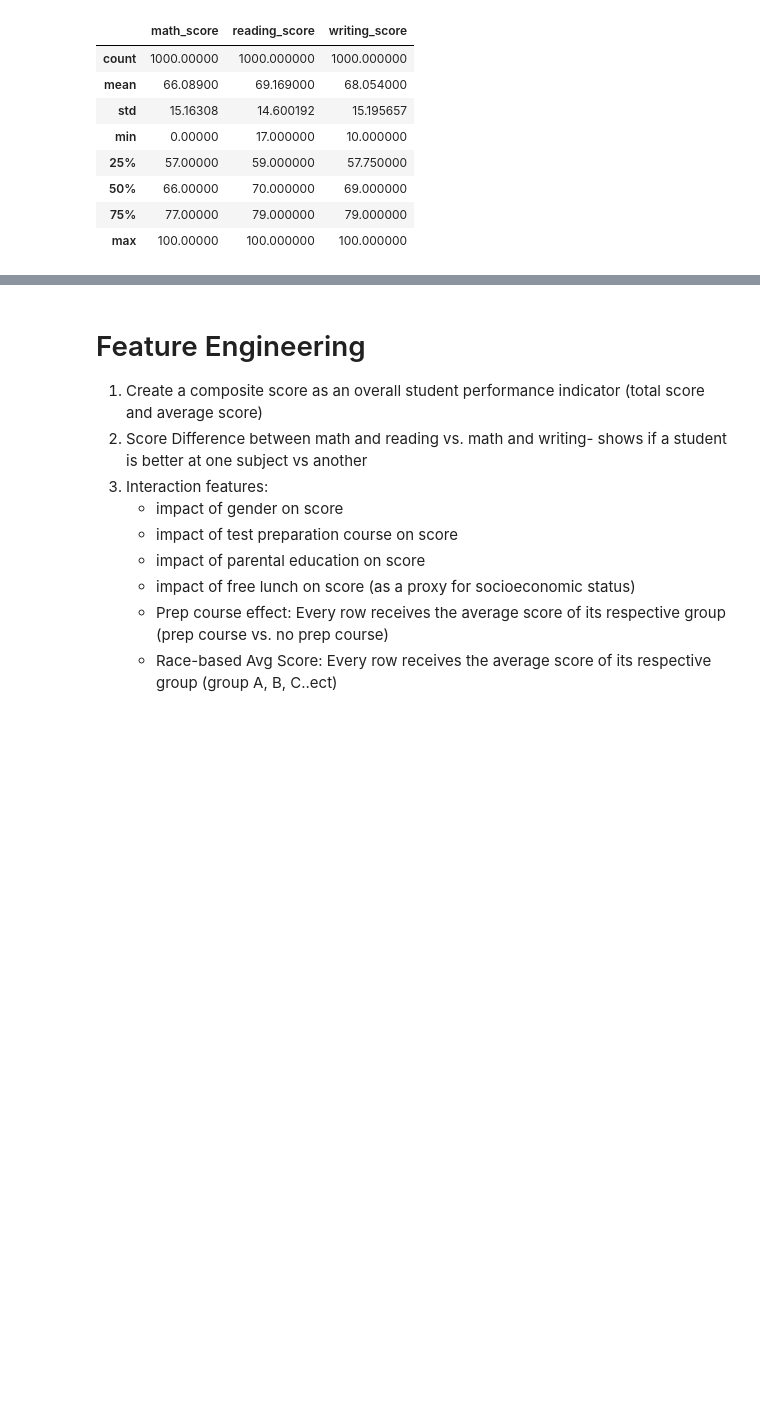
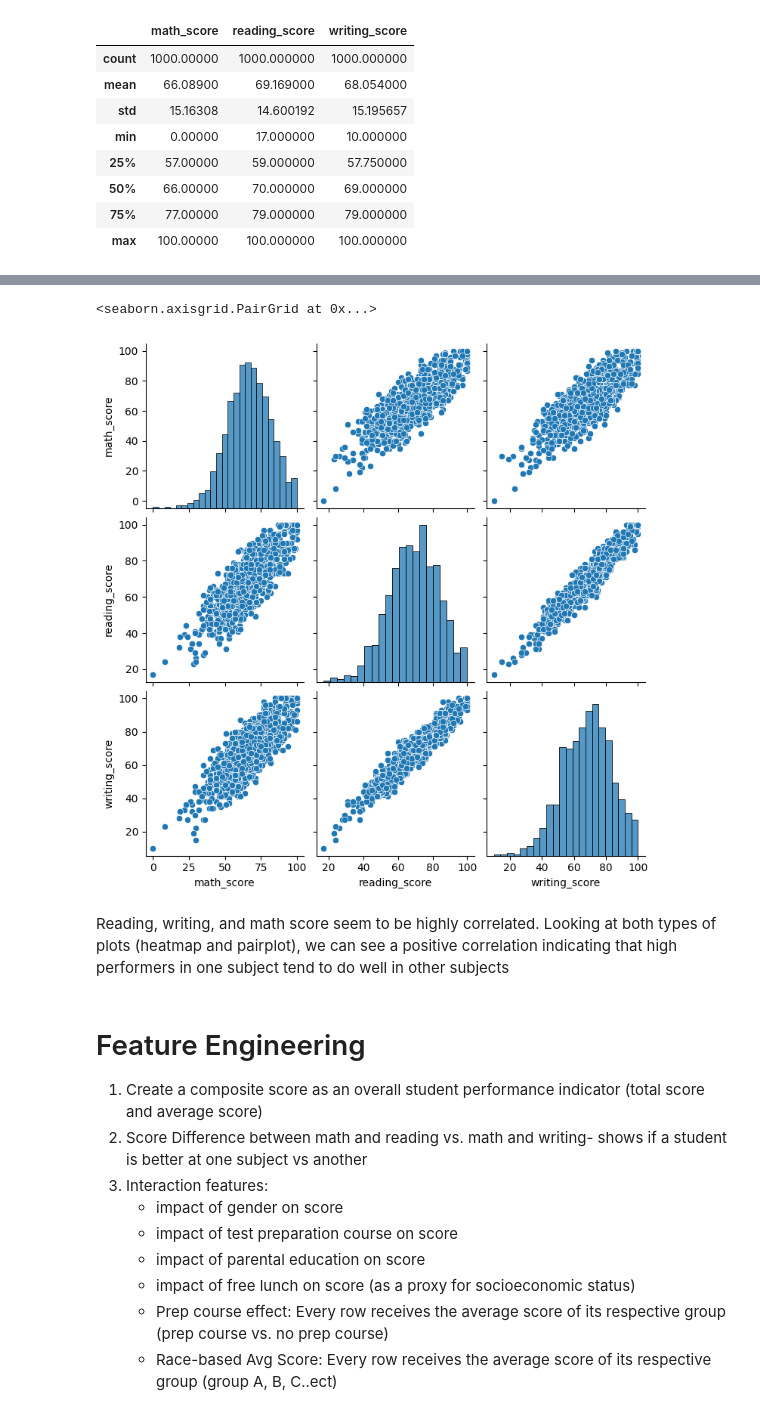
Before and after one commit to manelmahroug/Test-score-prediction, a Jupyter notebook: notebook/EDA.ipynb, the cells around one changed output, grey strips where cells are left out. Saved outputs shown, nothing was run; the diff lists cells and outputs as text; code cells hidden in the pictures; blank space fills up the shorter version.

```diff
--- a/notebook/EDA.ipynb
+++ b/notebook/EDA.ipynb
@@ -231,3 +280,11 @@ df.describe()
+# %%
+sns.pairplot(df[numerical_cols])
+plt.show()
+# %% [output]
+<seaborn.axisgrid.PairGrid at 0x...>
+[figure, added]
+# %% [markdown]
+Reading, writing, and math score seem to be highly correlated. Looking at both types of plots (heatmap and pairplot), we can see a positive correlation indicating that high performers in one subject tend to do well in other subjects
 # %% [markdown]
 # Feature Engineering
 
```
Also changed, not shown: parts of 8 cells of this notebook.
